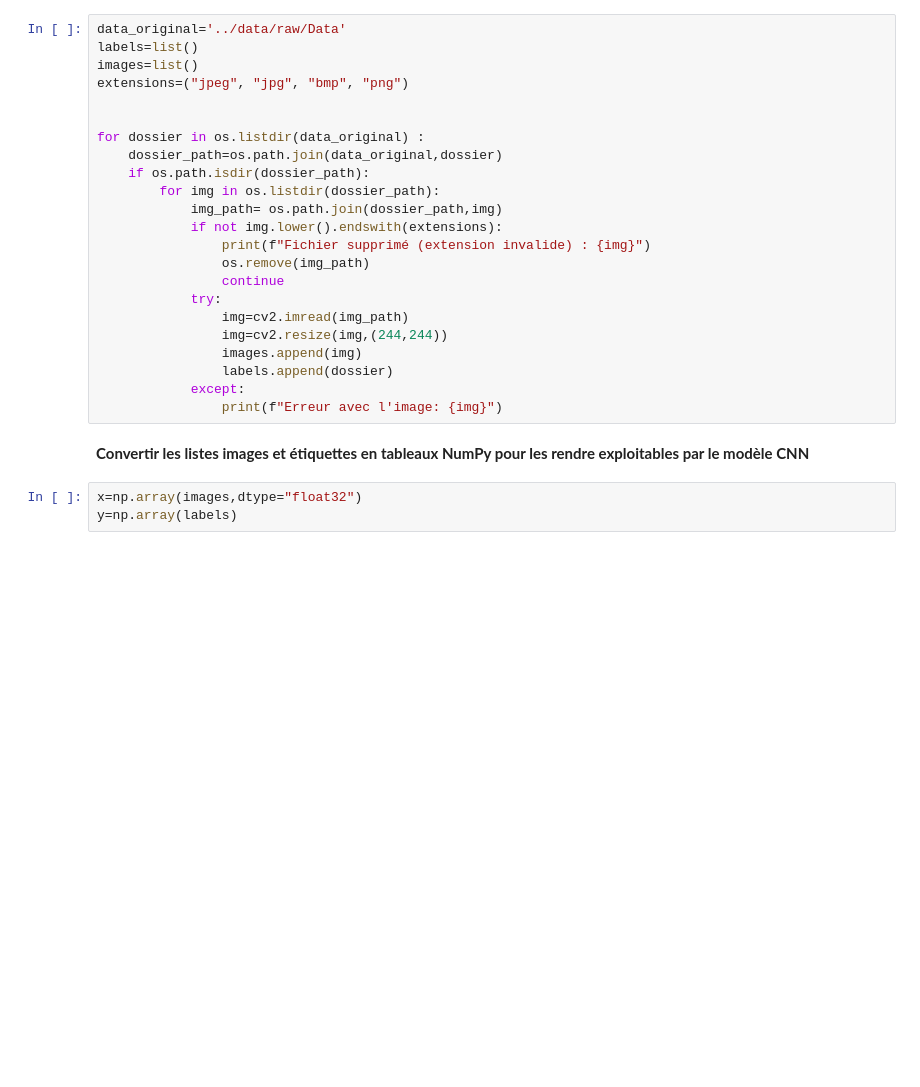
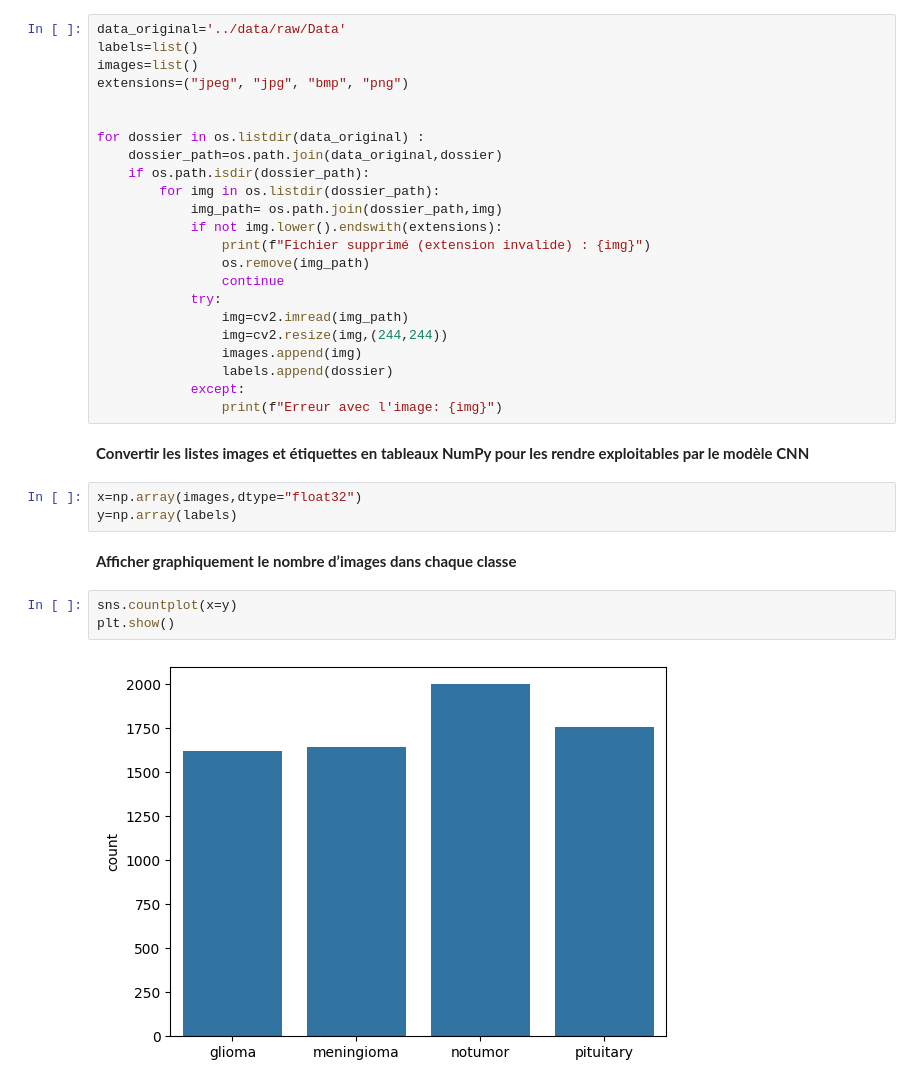
Before and after one commit to OUSSAMAEDDERKAOUI/BrainScan-Detection-du-Cancer-Cerebral-par-CNN, a Jupyter notebook: notebooks/01_data_preprocessing.ipynb, the cells around one changed output. Drawn from its saved outputs; the diff is of its cells as text; blank space fills up the shorter version.

```diff
--- a/notebooks/01_data_preprocessing.ipynb
+++ b/notebooks/01_data_preprocessing.ipynb
@@ -40,3 +41,10 @@ for dossier in os.listdir(data_original) :
 # %%
 x=np.array(images,dtype="float32")
 y=np.array(labels)
+# %% [markdown]
+**Afficher graphiquement le nombre d’images dans chaque classe**
+# %%
+sns.countplot(x=y)
+plt.show()
+# %% [output]
+[figure, added]
```
Also changed, not shown: parts of 3 cells of this notebook.
